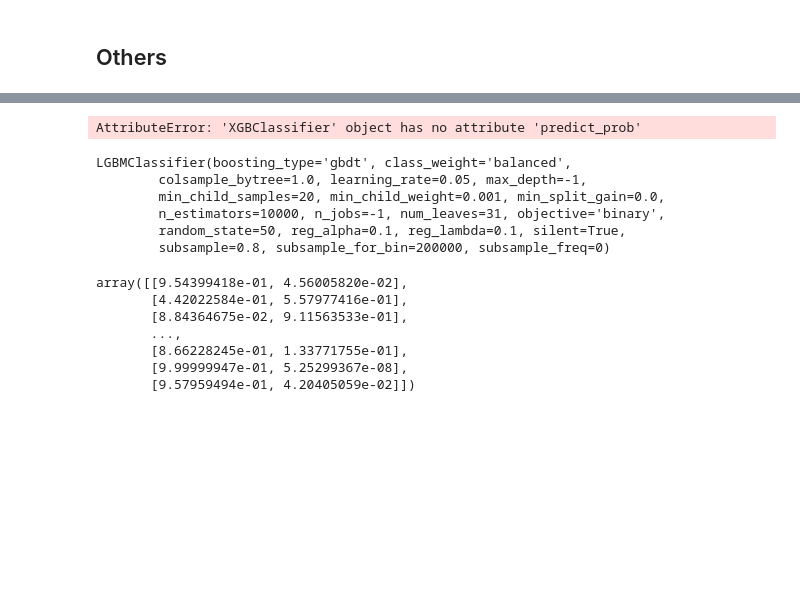
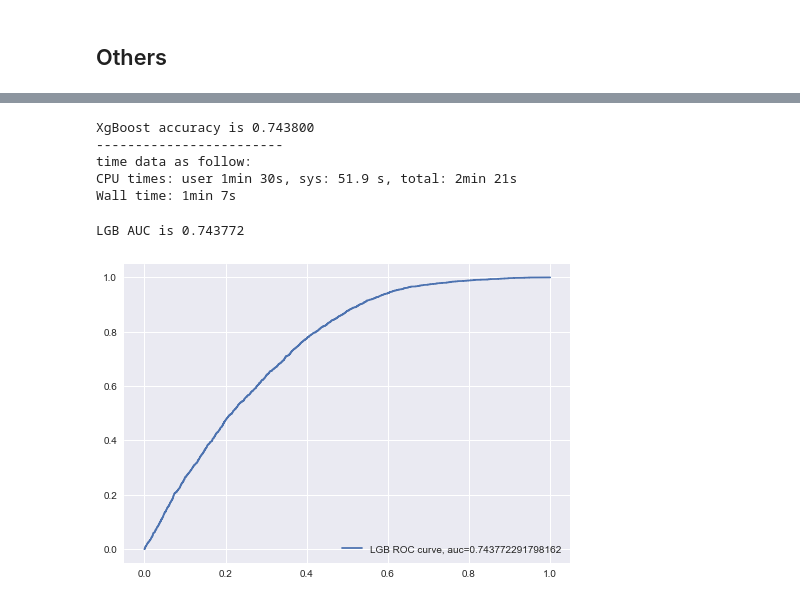
Before and after one commit to allenzdd/Exercise, a Jupyter notebook: Shanshu Interview/version1.ipynb, the cells around one changed output, grey strips where cells are left out. Saved outputs shown, nothing was run; the diff lists cells and outputs as text; code cells hidden in the pictures; blank space fills up the shorter version.

```diff
--- a/Shanshu Interview/version1.ipynb
+++ b/Shanshu Interview/version1.ipynb
@@ -149,7 +172,8 @@ Wall time: 300 ms
 # %%
 %%time
-clf = LogisticRegression()
+SVM_clf = SVC(verbose=1)
 
-clf.fit(X_train, y_train)
-print(clf.score(X_vali, y_vali))
+SVM_clf.fit(X_train, y_train)
+print(SVM_clf.score(X_vali, y_vali))
+print("------------------------\ntime data as follow:")
 # %% [output]
@@ -159,6 +184,0 @@ Wall time: 256 ms
-# %%
-%%time
-clf = SVC(verbose=1)
-
-clf.fit(X_train, y_train)
-print(clf.score(X_vali, y_vali))
@@ -191,32 +213,18 @@ Wall time: 41.8 s
 # %%
 %%time
-gbm = xgb.XGBClassifier(
-        learning_rate = 0.02,
-        n_estimators= 2000,
-        max_depth= 4,
-        min_child_weight= 2,
-        #gamma=1,
-        gamma=0.9,
-        subsample=0.8,
-        colsample_bytree=0.8,
-        objective= 'binary:logistic',
-        nthread= -1,
-        scale_pos_weight=1).fit(X_train, y_train)
-xgb_pred_prob = gbm.predict_prob(X_vali)
-# xgb_acc = np.sum(predictions == list(y_vali)) / len(y_vali)
-# print("XgBoost accuracy is %3f" % xgb_acc)
+lgb_model = lgb.LGBMClassifier(n_estimators=10000, objective = 'binary',
+                                   class_weight = 'balanced', learning_rate = 0.05,
+                                   reg_alpha = 0.1, reg_lambda = 0.1,
+                                   subsample = 0.8, n_jobs = -1, random_state = 50)
+lgb_model.fit(X_train, y_train)
+
+lgb_pred = lgb_model.predict(X_vali)
+lgb_acc = np.sum(lgb_pred == list(y_vali)) / len(y_vali)
+print("XgBoost accuracy is %3f" % xgb_acc)
+print("------------------------\ntime data as follow:")
 # %% [output]
-AttributeError: 'XGBClassifier' object has no attribute 'predict_prob'
+XgBoost accuracy is 0.743800
+------------------------
+time data as follow:
+CPU times: user 1min 30s, sys: 51.9 s, total: 2min 21s
+Wall time: 1min 7s
-# %%
-lgb_model = lgb.LGBMClassifier(n_estimators=10000, objective = 'binary',
-                                   class_weight = 'balanced', learning_rate = 0.05,
-                                   reg_alpha = 0.1, reg_lambda = 0.1,
-                                   subsample = 0.8, n_jobs = -1, random_state = 50)
-lgb_model.fit(X_train, y_train)
-# %% [output]
-LGBMClassifier(boosting_type='gbdt', class_weight='balanced',
-        colsample_bytree=1.0, learning_rate=0.05, max_depth=-1,
-        min_child_samples=20, min_child_weight=0.001, min_split_gain=0.0,
-        n_estimators=10000, n_jobs=-1, num_leaves=31, objective='binary',
-        random_state=50, reg_alpha=0.1, reg_lambda=0.1, silent=True,
-        subsample=0.8, subsample_for_bin=200000, subsample_freq=0)
@@ -225,10 +231,13 @@ lgb_pred_prob = lgb_model.predict_proba(X_vali)
-# %%
-lgb_pred_prob
-# %% [output]
-array([[9.54399418e-01, 4.56005820e-02],
-       [4.42022584e-01, 5.57977416e-01],
-       [8.84364675e-02, 9.11563533e-01],
-       ...,
-       [8.66228245e-01, 1.33771755e-01],
-       [9.99999947e-01, 5.25299367e-08],
-       [9.57959494e-01, 4.20405059e-02]])
+# %%
+lgb_pred_prob = lgb_model.predict_proba(X_vali)
+
+lgb_fpr, lgb_tpr, _ = roc_curve(y_vali,  lgb_pred_prob[:,1])
+lgb_auc = roc_auc_score(y_vali,  lgb_pred_prob[:,1])
+
+print("LGB AUC is %4f" % lgb_auc)
+
+plt.plot(lgb_fpr, lgb_tpr, label="LGB ROC curve, auc="+str(lgb_auc))
+plt.legend(loc=4);
+# %% [output]
+LGB AUC is 0.743772
+[figure, added]
```
Also changed, not shown: parts of 17 cells of this notebook.
